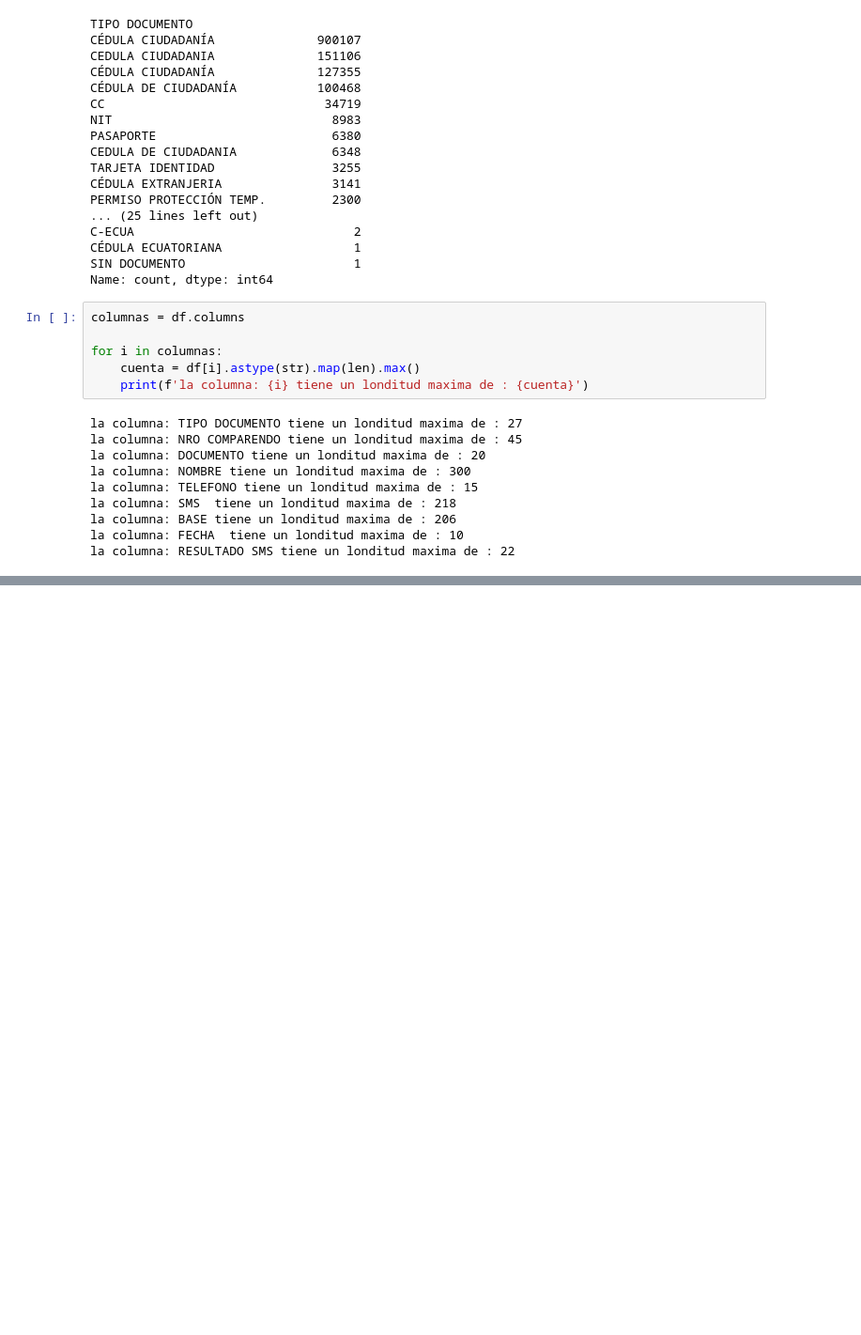
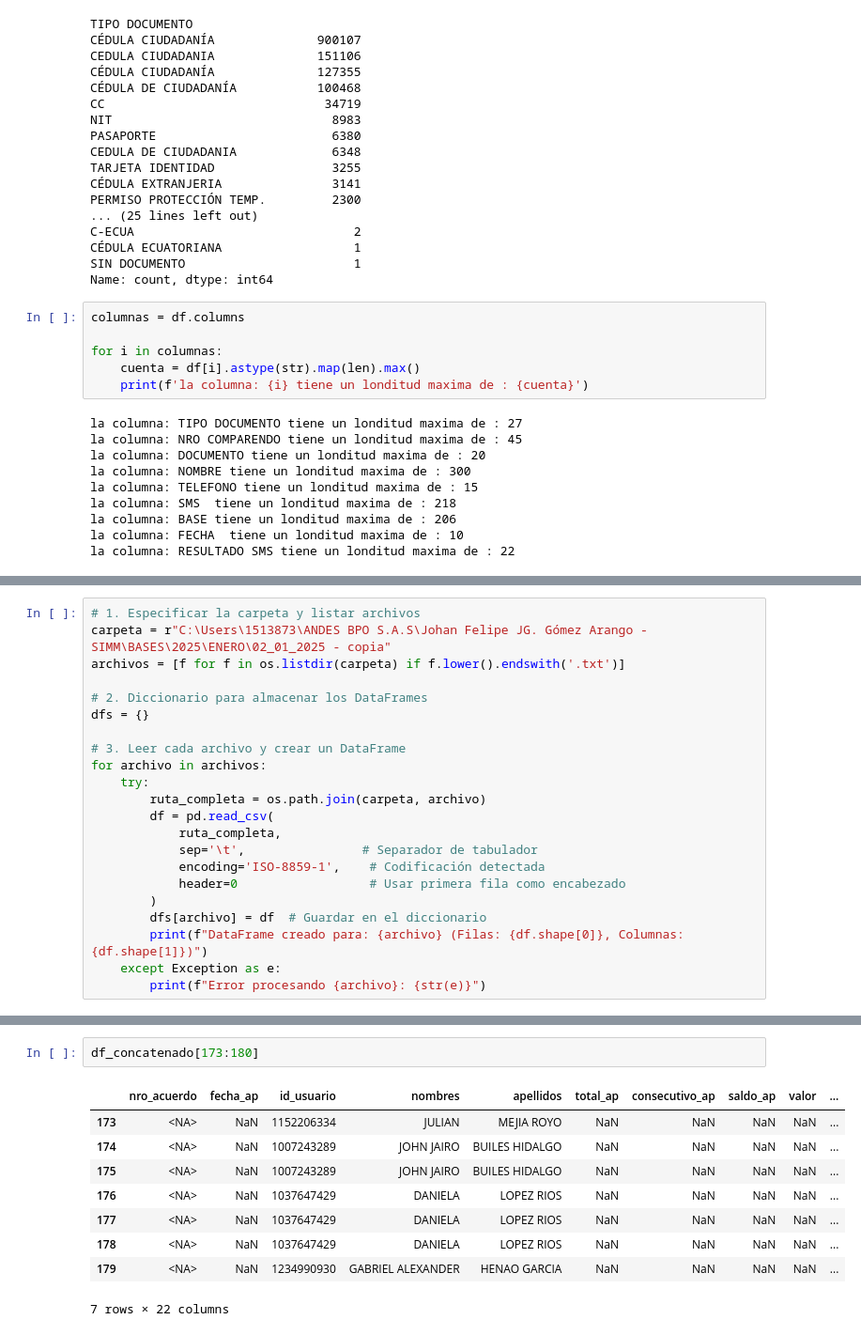
Before and after one commit to felixjos3ca21/app_simm, a Jupyter notebook: SIMM_app_streamlit/pruebas.ipynb, the cells around one changed output, grey strips where cells are left out. Shown at 94% size. Drawn from its saved outputs; the diff is of its cells as text; blank space fills up the shorter version.

```diff
--- a/SIMM_app_streamlit/pruebas.ipynb
+++ b/SIMM_app_streamlit/pruebas.ipynb
@@ -82,0 +114,22 @@ la columna: RESULTADO SMS tiene un londitud maxima de : 22
+# %%
+# 1. Especificar la carpeta y listar archivos
+carpeta = r"C:\Users\1513873\ANDES BPO S.A.S\Johan Felipe JG. Gómez Arango - SIMM\BASES\2025\ENERO\02_01_2025 - copia"
+archivos = [f for f in os.listdir(carpeta) if f.lower().endswith('.txt')]
+
+# 2. Diccionario para almacenar los DataFrames
+dfs = {}
+
+# 3. Leer cada archivo y crear un DataFrame
+for archivo in archivos:
+    try:
+        ruta_completa = os.path.join(carpeta, archivo)
+        df = pd.read_csv(
+            ruta_completa,
+            sep='\t',                # Separador de tabulador
+            encoding='ISO-8859-1',    # Codificación detectada
+            header=0                  # Usar primera fila como encabezado
+        )
+        dfs[archivo] = df  # Guardar en el diccionario
+        print(f"DataFrame creado para: {archivo} (Filas: {df.shape[0]}, Columnas: {df.shape[1]})")
+    except Exception as e:
+        print(f"Error procesando {archivo}: {str(e)}")
@@ -82,0 +229,12 @@ la columna: RESULTADO SMS tiene un londitud maxima de : 22
+# %%
+df_concatenado[173:180]
+# %% [output]
+|  | nro_acuerdo | fecha_ap | id_usuario | nombres | apellidos | total_ap | consecutivo_ap | saldo_ap | valor | ... |
+| 173 | <NA> | NaN | 1152206334 | JULIAN | MEJIA ROYO | NaN | NaN | NaN | NaN | ... |
+| 174 | <NA> | NaN | 1007243289 | JOHN JAIRO | BUILES HIDALGO | NaN | NaN | NaN | NaN | ... |
+| 175 | <NA> | NaN | 1007243289 | JOHN JAIRO | BUILES HIDALGO | NaN | NaN | NaN | NaN | ... |
+| 176 | <NA> | NaN | 1037647429 | DANIELA | LOPEZ RIOS | NaN | NaN | NaN | NaN | ... |
+| 177 | <NA> | NaN | 1037647429 | DANIELA | LOPEZ RIOS | NaN | NaN | NaN | NaN | ... |
+| 178 | <NA> | NaN | 1037647429 | DANIELA | LOPEZ RIOS | NaN | NaN | NaN | NaN | ... |
+| 179 | <NA> | NaN | 1234990930 | GABRIEL ALEXANDER | HENAO GARCIA | NaN | NaN | NaN | NaN | ... |
+7 rows × 22 columns
```
Also changed, not shown: parts of 8 cells of this notebook, 3 other files.
